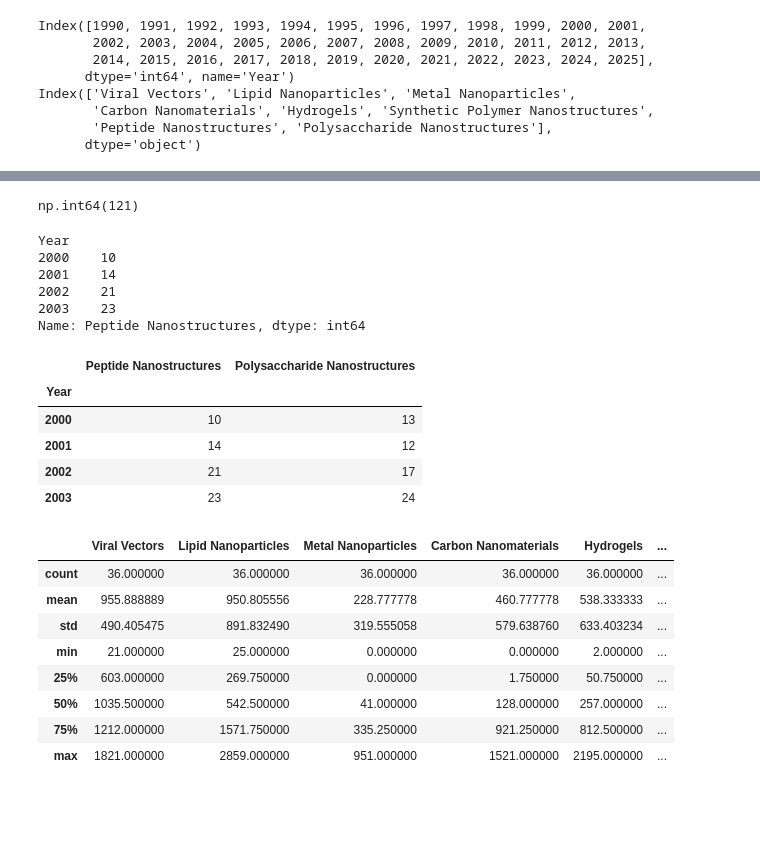
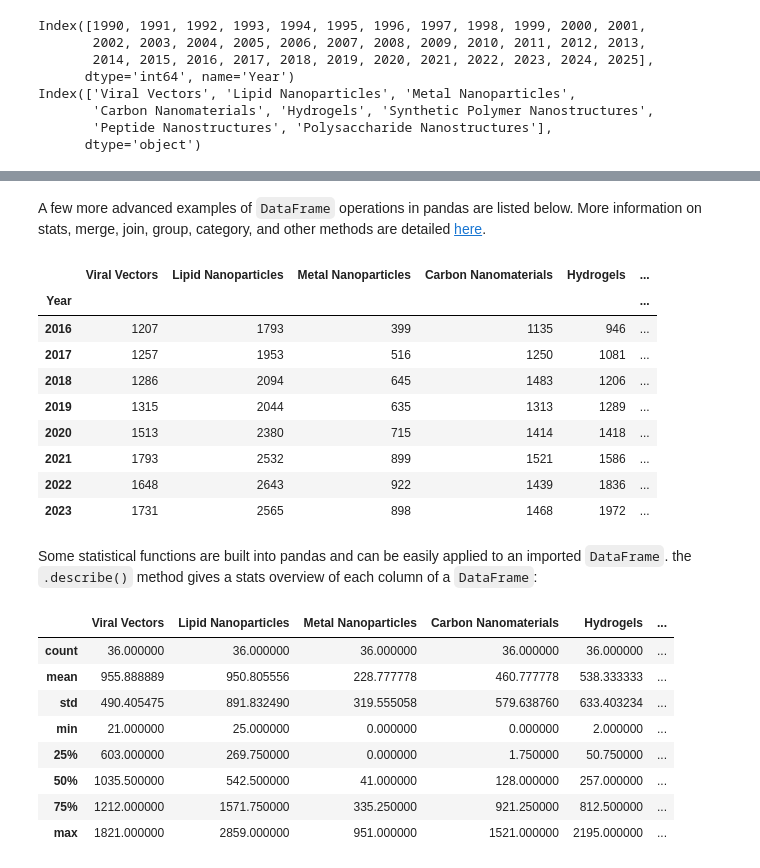
Before and after one commit to jkantorow/nucommlab-datavis-workshop, a Jupyter notebook: day-3/importing_data_with_pandas.ipynb, the cells around one changed output, grey strips where cells are left out. Drawn from its saved outputs; the diff is of its cells as text; code cells hidden in the pictures; blank space fills up the shorter version.

```diff
--- a/day-3/importing_data_with_pandas.ipynb
+++ b/day-3/importing_data_with_pandas.ipynb
@@ -189,31 +120,34 @@ Name: Peptide Nanostructures, dtype: int64
-# %%
-data.iloc[17, 6]
-
-# Note: similarly to df.at, the df.iat method uses a much faster algorithm to return the same result
-# %% [output]
-np.int64(121)
-# %%
-data.iloc[10:14, 6]
-
-# Note: Unlike df.loc, df.iloc uses standard Python indexing rules where the final position is not inclusive
-# %% [output]
-Year
-2000    10
-2001    14
-2002    21
-2003    23
-Name: Peptide Nanostructures, dtype: int64
-# %%
-data.iloc[10:14, [6, 7]]
-
-# Note: this is equivalent to data.iloc[10:14, 6:8]
-# %% [output]
-|  | Peptide Nanostructures | Polysaccharide Nanostructures |
-| Year |  |  |
-| 2000 | 10 | 13 |
-| 2001 | 14 | 12 |
-| 2002 | 21 | 17 |
-| 2003 | 23 | 24 |
+# %% [markdown]
+A few more advanced examples of `DataFrame` operations in pandas are listed below. More information on stats, merge, join, group, category, and other methods are detailed [here](https://pandas.pydata.org/docs/user_guide/10min.html).
+# %%
+# Get the transpose of your data:
+data.T
+
+# Sort by axis:
+data.sort_index(axis=1, ascending=False)
+
+# Sort by the values of a column:
+data.sort_values(by='Viral Vectors')
+
+# Get all rows where "Polysaccharide Nanostructures" is greater than 0:
+data[data['Polysaccharide Nanostructures'] > 0]
+
+# Filter the dataset by a specified mask:
+mask = range(1000, 1500)
+data[data['Polysaccharide Nanostructures'].isin(mask)]
+# %% [output]
+|  | Viral Vectors | Lipid Nanoparticles | Metal Nanoparticles | Carbon Nanomaterials | Hydrogels | ... |
+| Year |  |  |  |  |  | ... |
+| 2016 | 1207 | 1793 | 399 | 1135 | 946 | ... |
+| 2017 | 1257 | 1953 | 516 | 1250 | 1081 | ... |
+| 2018 | 1286 | 2094 | 645 | 1483 | 1206 | ... |
+| 2019 | 1315 | 2044 | 635 | 1313 | 1289 | ... |
+| 2020 | 1513 | 2380 | 715 | 1414 | 1418 | ... |
+| 2021 | 1793 | 2532 | 899 | 1521 | 1586 | ... |
+| 2022 | 1648 | 2643 | 922 | 1439 | 1836 | ... |
+| 2023 | 1731 | 2565 | 898 | 1468 | 1972 | ... |
+# %% [markdown]
+Some statistical functions are built into pandas and can be easily applied to an imported `DataFrame`. the `.describe()` method gives a stats overview of each column of a `DataFrame`:
 # %%
 data.describe()
 # %% [output]
```
Also changed, not shown: parts of 21 cells of this notebook.
